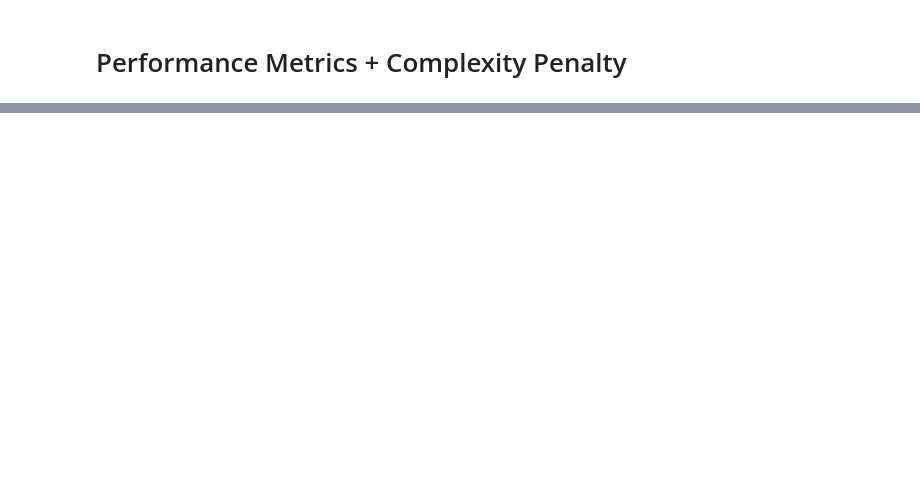
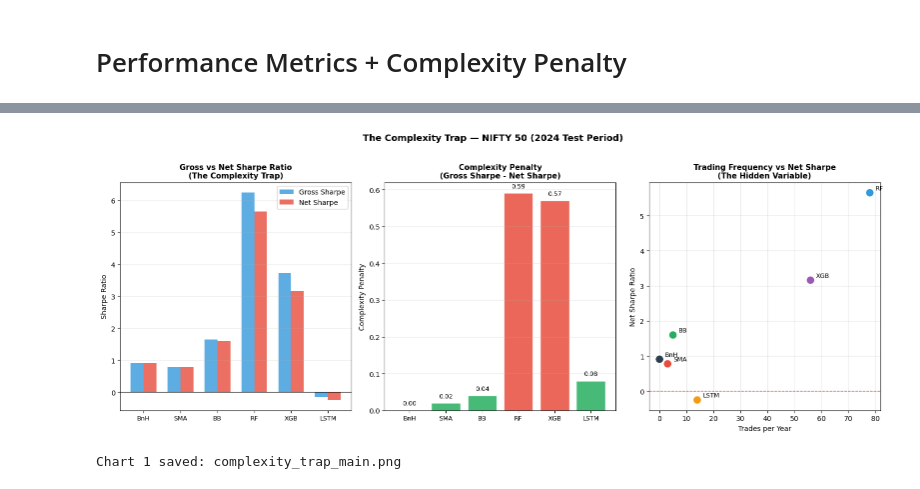
Before and after one commit to sachin23-an/the-complexity-trap, a Jupyter notebook: The_Complexity_Trap_NIFTY50_Research.ipynb, the cells around one changed output, grey strips where cells are left out. Drawn from its saved outputs; the diff is of its cells as text; code cells hidden in the pictures; blank space fills up the shorter version.

```diff
--- a/The_Complexity_Trap_NIFTY50_Research.ipynb
+++ b/The_Complexity_Trap_NIFTY50_Research.ipynb
@@ -607 +607,73 @@ LSTM                 -0.09   -0.16     4.3%     3.5%    -9.4%       12   0.91%
 ==========================================================================================
+# %%
+# ============================================
+# CHART 1: GROSS vs NET SHARPE (Complexity Penalty Visual)
+# ============================================
+
+fig, axes = plt.subplots(1, 3, figsize=(16, 6))
+
+strategy_names = results_df['Strategy'].tolist()
+gross_sharpes = results_df['Gross Sharpe'].tolist()
+net_sharpes = results_df['Net Sharpe'].tolist()
+penalties = results_df['Complexity Penalty'].tolist()
+trades_yr = results_df['Trades/Yr'].tolist()
+
+colors = ['#2C3E50', '#E74C3C', '#27AE60', '#3498DB', '#9B59B6', '#F39C12']
+x = np.arange(len(strategy_names))
+width = 0.35
+
+# Left chart: Gross vs Net Sharpe side by side
+bars1 = axes[0].bar(x - width/2, gross_sharpes, width,
+                     label='Gross Sharpe', color='#3498DB', alpha=0.8)
+bars2 = axes[0].bar(x + width/2, net_sharpes, width,
+                     label='Net Sharpe', color='#E74C3C', alpha=0.8)
+axes[0].set_title('Gross vs Net Sharpe Ratio\n(The Complexity Trap)',
+                   fontsize=11, fontweight='bold')
+axes[0].set_ylabel('Sharpe Ratio')
+axes[0].set_xticks(x)
+axes[0].set_xticklabels(['BnH', 'SMA', 'BB', 'RF', 'XGB', 'LSTM'],
+                         fontsize=9)
+axes[0].legend()
+axes[0].grid(True, alpha=0.3, axis='y')
+axes[0].axhline(y=0, color='black', linewidth=0.8)
+
+# Middle chart: Complexity Penalty by strategy
+penalty_colors = ['#27AE60' if p < 0.1 else '#F39C12'
+                  if p < 0.3 else '#E74C3C' for p in penalties]
+bars3 = axes[1].bar(x, penalties, color=penalty_colors, alpha=0.85, edgecolor='white')
+axes[1].set_title('Complexity Penalty\n(Gross Sharpe - Net Sharpe)',
+                   fontsize=11, fontweight='bold')
+axes[1].set_ylabel('Complexity Penalty')
+axes[1].set_xticks(x)
+axes[1].set_xticklabels(['BnH', 'SMA', 'BB', 'RF', 'XGB', 'LSTM'],
+                         fontsize=9)
+axes[1].grid(True, alpha=0.3, axis='y')
+for bar, pen in zip(bars3, penalties):
+    axes[1].text(bar.get_x() + bar.get_width()/2,
+                 bar.get_height() + 0.01,
+                 f'{pen:.2f}', ha='center', va='bottom', fontsize=9)
+
+# Right chart: Trading frequency vs Net Sharpe
+axes[2].scatter(trades_yr, net_sharpes, c=colors,
+                s=150, zorder=5, edgecolors='white', linewidth=1.5)
+for i, name in enumerate(['BnH', 'SMA', 'BB', 'RF', 'XGB', 'LSTM']):
+    axes[2].annotate(name,
+                     (trades_yr[i], net_sharpes[i]),
+                     textcoords="offset points",
+                     xytext=(8, 4), fontsize=9)
+axes[2].set_title('Trading Frequency vs Net Sharpe\n(The Hidden Variable)',
+                   fontsize=11, fontweight='bold')
+axes[2].set_xlabel('Trades per Year')
+axes[2].set_ylabel('Net Sharpe Ratio')
+axes[2].axhline(y=0, color='red', linestyle='--', linewidth=1, alpha=0.7)
+axes[2].grid(True, alpha=0.3)
+
+plt.suptitle('The Complexity Trap — NIFTY 50 (2024 Test Period)',
+             fontsize=13, fontweight='bold', y=1.02)
+plt.tight_layout()
+plt.savefig('complexity_trap_main.png', dpi=150, bbox_inches='tight')
+plt.show()
+print("Chart 1 saved: complexity_trap_main.png")
+# %% [output]
+[figure, added]
+Chart 1 saved: complexity_trap_main.png
```
Also changed, not shown: parts of 6 cells of this notebook.
